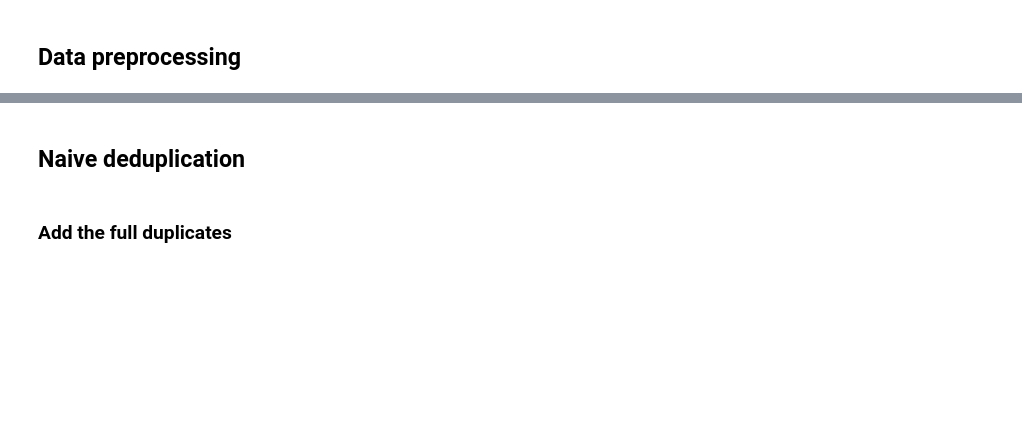
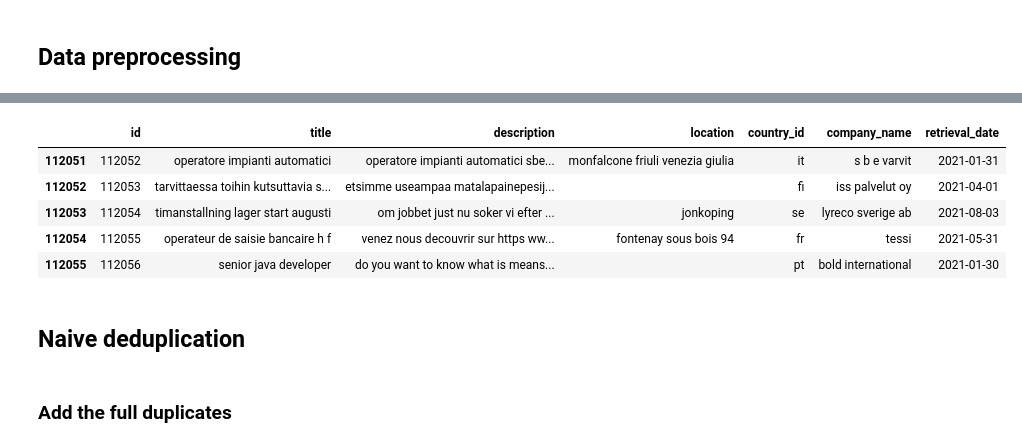
Before and after one commit to antoine-palazz/deduplication, a Jupyter notebook: first_experimentations.ipynb, the cells around one changed output, grey strips where cells are left out. Saved outputs shown, nothing was run; the diff lists cells and outputs as text; code cells hidden in the pictures; blank space fills up the shorter version.

```diff
--- a/first_experimentations.ipynb
+++ b/first_experimentations.ipynb
@@ -56,3 +88,12 @@ data[
+# %%
+data.tail()
+# %% [output]
+|  | id | title | description | location | country_id | company_name | retrieval_date |
+| 112051 | 112052 | operatore impianti automatici | operatore impianti automatici sbe... | monfalcone friuli venezia giulia | it | s b e varvit | 2021-01-31 |
+| 112052 | 112053 | tarvittaessa toihin kutsuttavia s... | etsimme useampaa matalapainepesij... |  | fi | iss palvelut oy | 2021-04-01 |
+| 112053 | 112054 | timanstallning lager start augusti | om jobbet just nu soker vi efter ... | jonkoping | se | lyreco sverige ab | 2021-08-03 |
+| 112054 | 112055 | operateur de saisie bancaire h f | venez nous decouvrir sur https ww... | fontenay sous bois 94 | fr | tessi | 2021-05-31 |
+| 112055 | 112056 | senior java developer | do you want to know what is means... |  | pt | bold international | 2021-01-30 |
 # %% [markdown]
 ## Naive deduplication
 # %%
```
Also changed, not shown: parts of 20 cells of this notebook, 1 other file.
